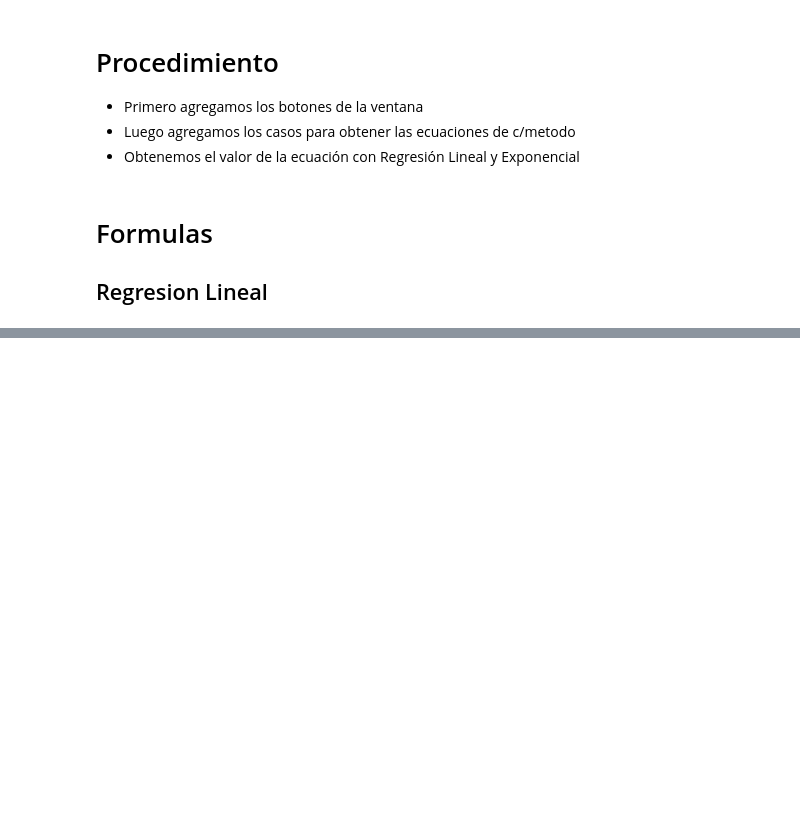
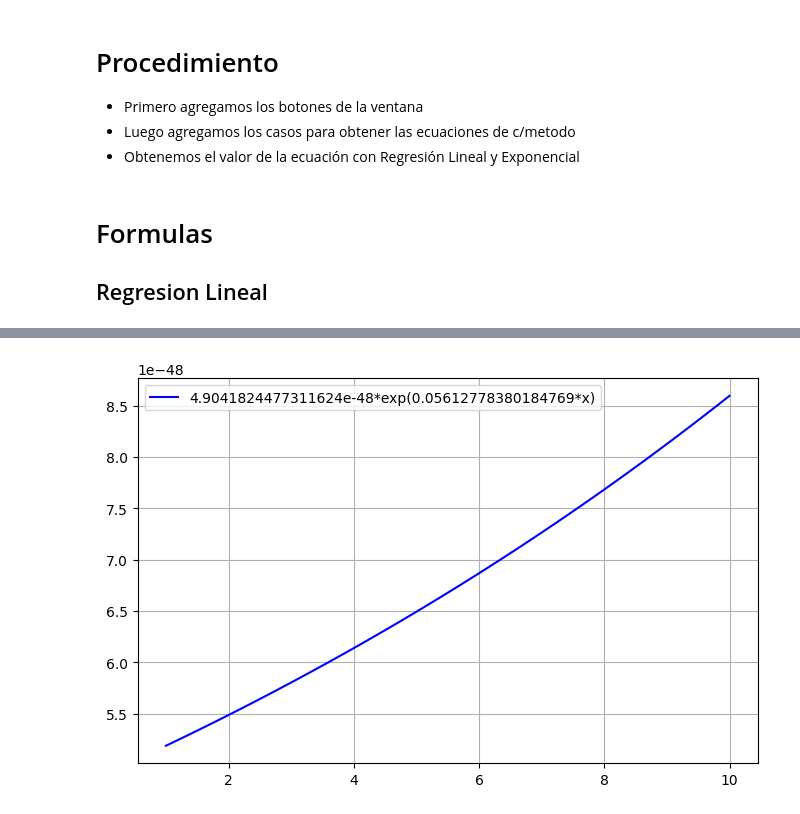
Before and after one commit to SM0NKY/Linear-Regresion, a Jupyter notebook: Regresion_le.ipynb, the cells around one changed output, grey strips where cells are left out. Cells and saved outputs as stored; diff of their text form; code cells hidden in the pictures; blank space fills up the shorter version.

Commit message:
Regresion Exponencial

```diff
--- a/Regresion_le.ipynb
+++ b/Regresion_le.ipynb
@@ -134,3 +206,5 @@ ventana = Window(None,None)
+# %%
+ventana = Window(x= Años,y = Poblacion)
 # %%
 ventana.window()
 # %%
@@ -139,0 +220,5 @@ ventana.seleccion
+# %%
+#Agregar aqui la función de Regresion Lineal y exponencial
+
+ecuacion = sympify(ventana.ecuacion, locals ={"exp": exp})
+ecuacion
@@ -139,0 +227,6 @@ ventana.seleccion
+# %%
+x = symbols('x')
+f_x = lambdify(x,ecuacion,"numpy")
+# %%
+x_vals = np.linspace(1,10,50)
+y_vals = f_x(x_vals)
@@ -139,0 +249,8 @@ ventana.seleccion
+# %%
+plt.figure(figsize=(8, 5))
+plt.plot(x_vals, y_vals, label=str(ecuacion), color="b")
+plt.legend()
+plt.grid(True)
+plt.show()
+# %% [output]
+[figure, added]
```
Also changed, not shown: parts of 12 cells of this notebook, 1 other file.
